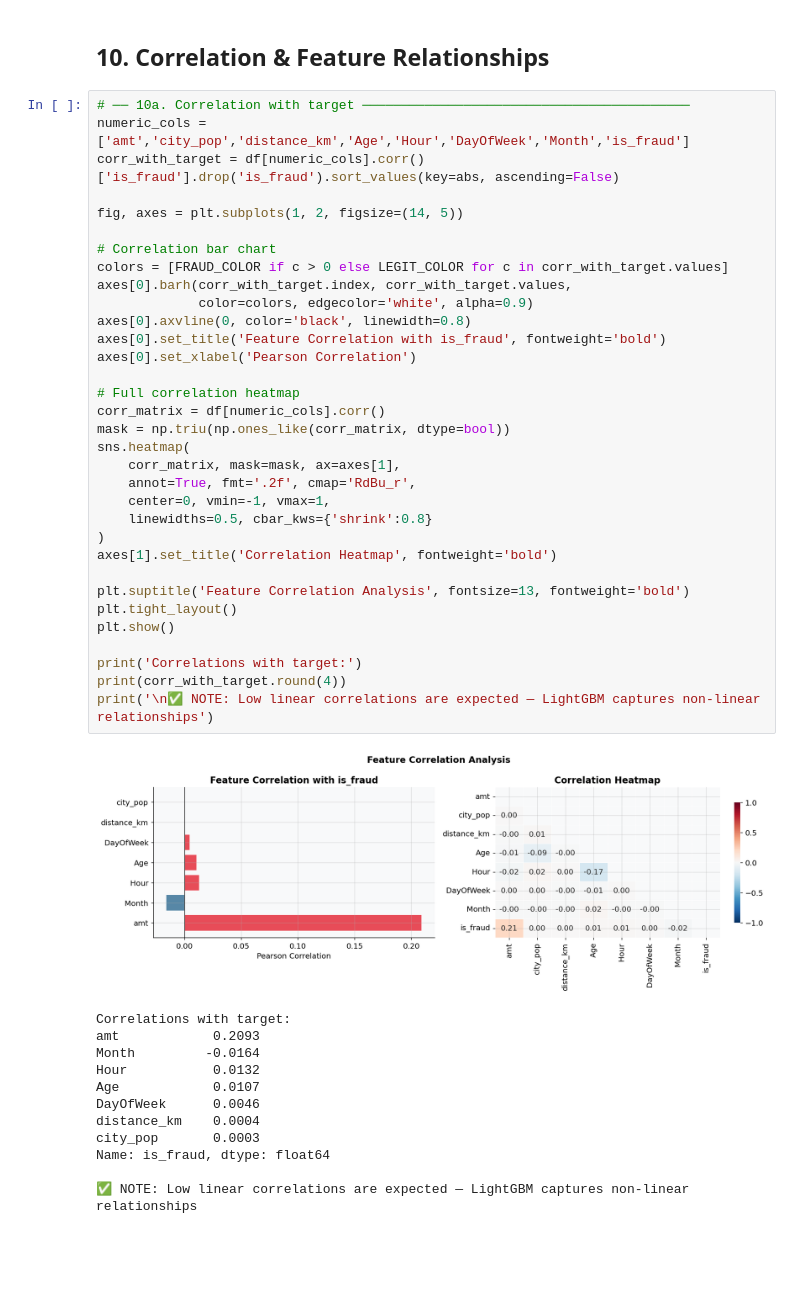
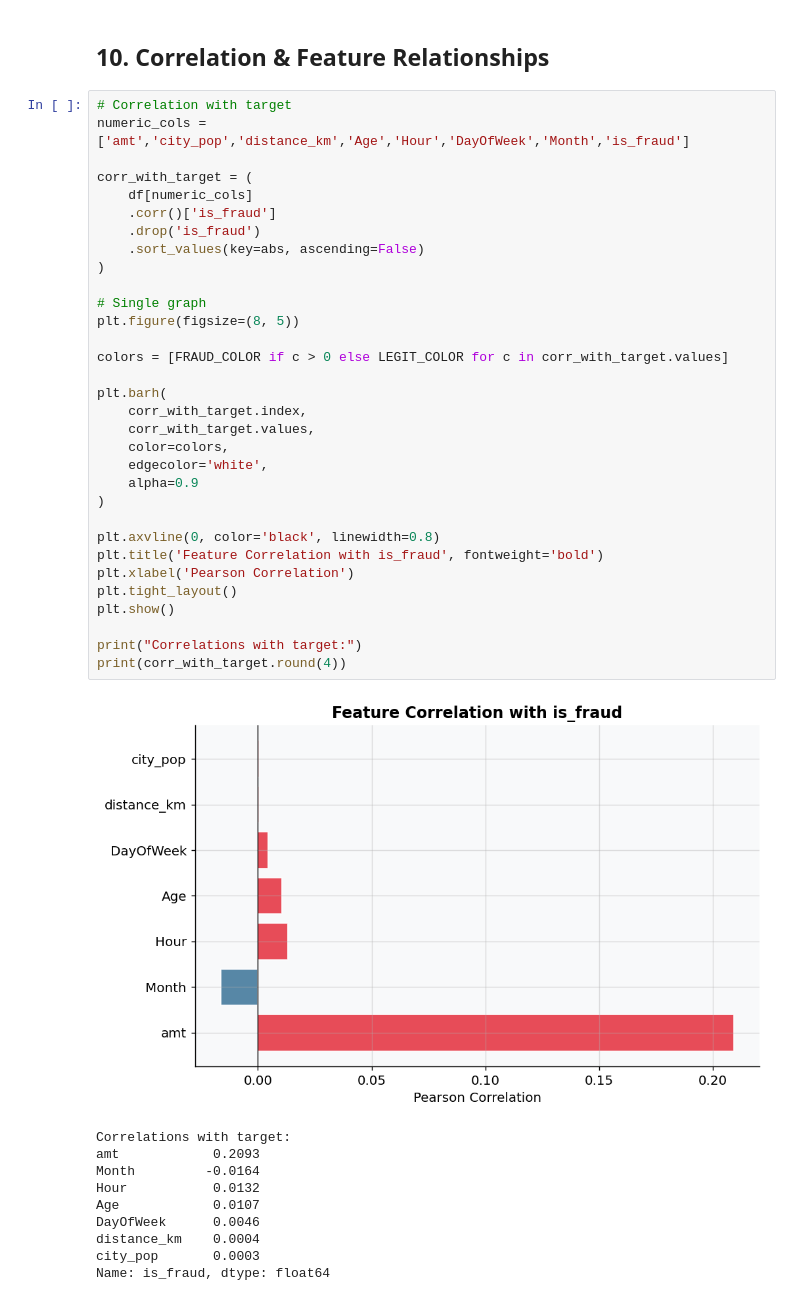
Before and after one commit to NullBitZer0/real-time-fraud-detection, a Jupyter notebook: notebooks/eda.ipynb, the cells around one changed output. Saved outputs shown, nothing was run; the diff lists cells and outputs as text; blank space fills up the shorter version.

```diff
--- a/notebooks/eda.ipynb
+++ b/notebooks/eda.ipynb
@@ -867,40 +833,39 @@ Merchants with 100% fraud: 0
 # %% [markdown]
 ## 10. Correlation & Feature Relationships
 # %%
-# ── 10a. Correlation with target ──────────────────────────────────────────
+# Correlation with target
 numeric_cols = ['amt','city_pop','distance_km','Age','Hour','DayOfWeek','Month','is_fraud']
-corr_with_target = df[numeric_cols].corr()['is_fraud'].drop('is_fraud').sort_values(key=abs, ascending=False)
 
-fig, axes = plt.subplots(1, 2, figsize=(14, 5))
+corr_with_target = (
+    df[numeric_cols]
+    .corr()['is_fraud']
+    .drop('is_fraud')
+    .sort_values(key=abs, ascending=False)
+)
 
-# Correlation bar chart
+# Single graph
+plt.figure(figsize=(8, 5))
+
 colors = [FRAUD_COLOR if c > 0 else LEGIT_COLOR for c in corr_with_target.values]
-axes[0].barh(corr_with_target.index, corr_with_target.values,
-             color=colors, edgecolor='white', alpha=0.9)
-axes[0].axvline(0, color='black', linewidth=0.8)
-axes[0].set_title('Feature Correlation with is_fraud', fontweight='bold')
-axes[0].set_xlabel('Pearson Correlation')
 
-# Full correlation heatmap
-corr_matrix = df[numeric_cols].corr()
-mask = np.triu(np.ones_like(corr_matrix, dtype=bool))
-sns.heatmap(
-    corr_matrix, mask=mask, ax=axes[1],
-    annot=True, fmt='.2f', cmap='RdBu_r',
-    center=0, vmin=-1, vmax=1,
-    linewidths=0.5, cbar_kws={'shrink':0.8}
+plt.barh(
+    corr_with_target.index,
+    corr_with_target.values,
+    color=colors,
+    edgecolor='white',
+    alpha=0.9
 )
-axes[1].set_title('Correlation Heatmap', fontweight='bold')
 
-plt.suptitle('Feature Correlation Analysis', fontsize=13, fontweight='bold')
+plt.axvline(0, color='black', linewidth=0.8)
+plt.title('Feature Correlation with is_fraud', fontweight='bold')
+plt.xlabel('Pearson Correlation')
 plt.tight_layout()
 plt.show()
 
-print('Correlations with target:')
+print("Correlations with target:")
 print(corr_with_target.round(4))
-print('\n✅ NOTE: Low linear correlations are expected — LightGBM captures non-linear relationships')
 # %% [output]
-[figure, old version]
+[figure, new version]
 Correlations with target:
 amt            0.2093
 Month         -0.0164
@@ -910,5 +875,3 @@ DayOfWeek      0.0046
 distance_km    0.0004
 city_pop       0.0003
 Name: is_fraud, dtype: float64
-
-✅ NOTE: Low linear correlations are expected — LightGBM captures non-linear relationships
```
Also changed, not shown: parts of 34 cells of this notebook, 1 other file.
